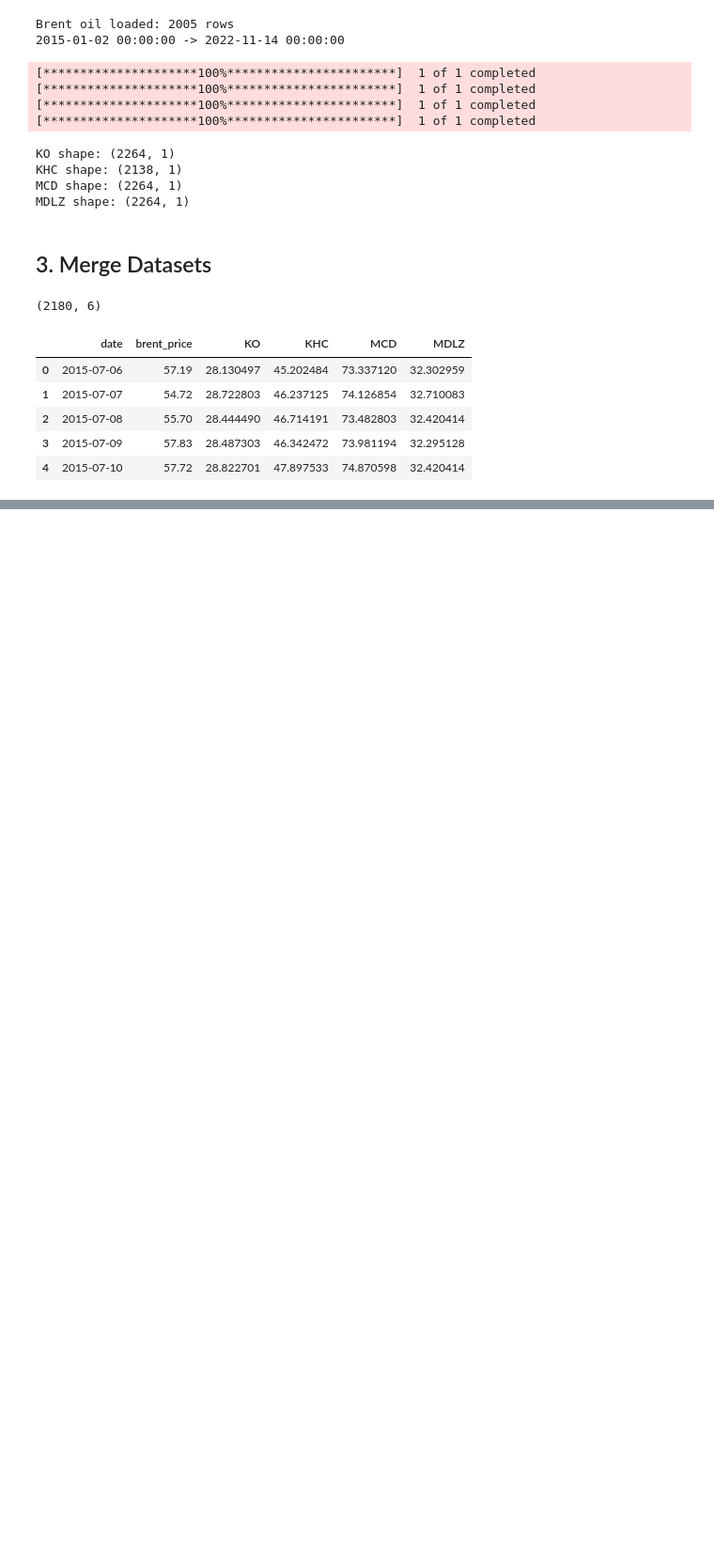
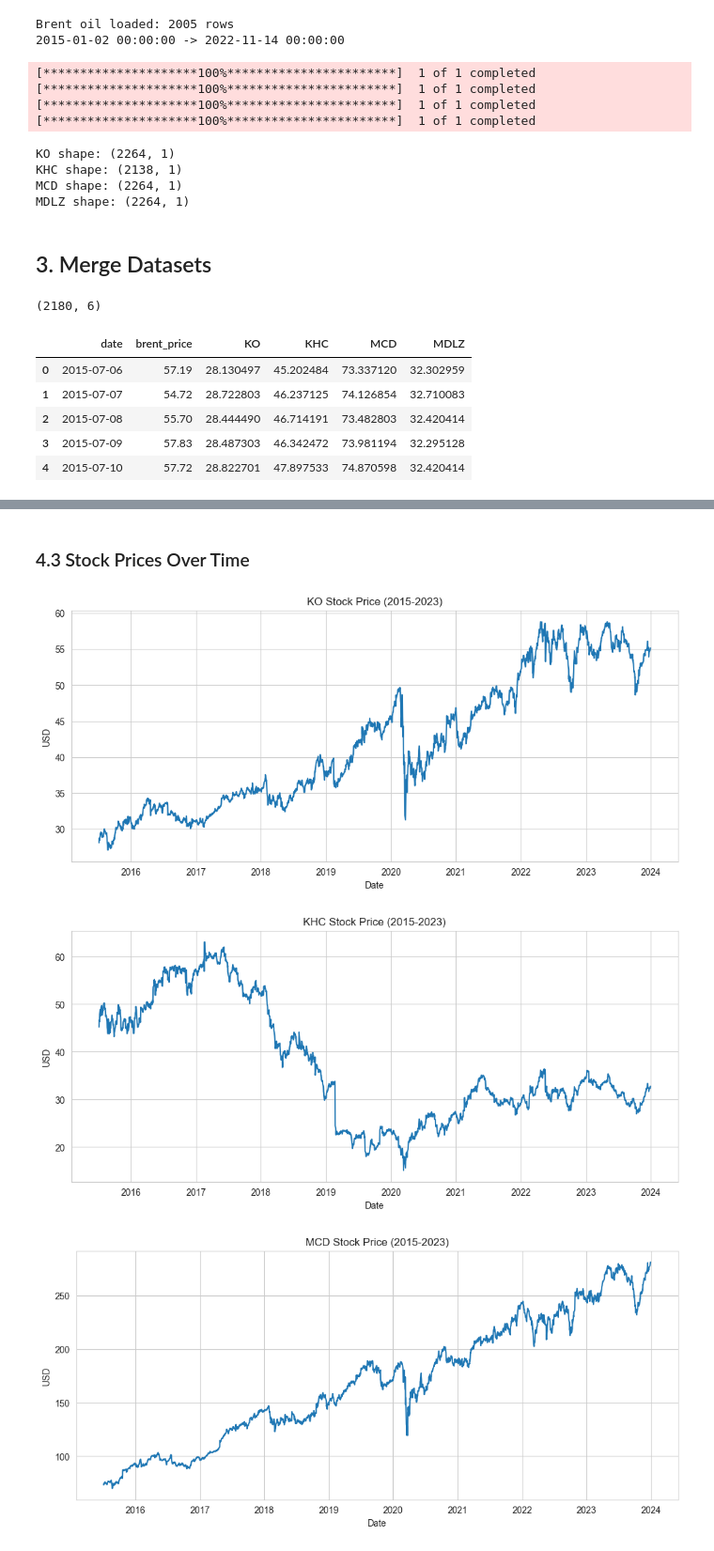
Before and after one commit to alperensarisen/DSA210_Data_Science_Project, a Jupyter notebook: EDA_and_Hypothesis_Tests/eda_hypothesis_test.ipynb, the cells around one changed output, grey strips where cells are left out. Shown at 94% size. Cells and saved outputs as stored; diff of their text form; code cells hidden in the pictures; blank space fills up the shorter version.

```diff
--- a/EDA_and_Hypothesis_Tests/eda_hypothesis_test.ipynb
+++ b/EDA_and_Hypothesis_Tests/eda_hypothesis_test.ipynb
@@ -86,0 +114,34 @@ df.head()
+# %% [markdown]
+### 4.3 Stock Prices Over Time
+# %%
+plt.figure()
+plt.plot(df["date"], df["KO"])
+plt.title("KO Stock Price (2015-2023)")
+plt.xlabel("Date")
+plt.ylabel("USD")
+plt.show()
+
+plt.figure()
+plt.plot(df["date"], df["KHC"])
+plt.title("KHC Stock Price (2015-2023)")
+plt.xlabel("Date")
+plt.ylabel("USD")
+plt.show()
+
+plt.figure()
+plt.plot(df["date"], df["MCD"])
+plt.title("MCD Stock Price (2015-2023)")
+plt.xlabel("Date")
+plt.ylabel("USD")
+plt.show()
+
+plt.figure()
+plt.plot(df["date"], df["MDLZ"])
+plt.title("MDLZ Stock Price (2015-2023)")
+plt.xlabel("Date")
+plt.ylabel("USD")
+plt.show()
+# %% [output]
+[figure, added]
+[figure, added]
+[figure, added]
```
Also changed, not shown: parts of 14 cells of this notebook.
